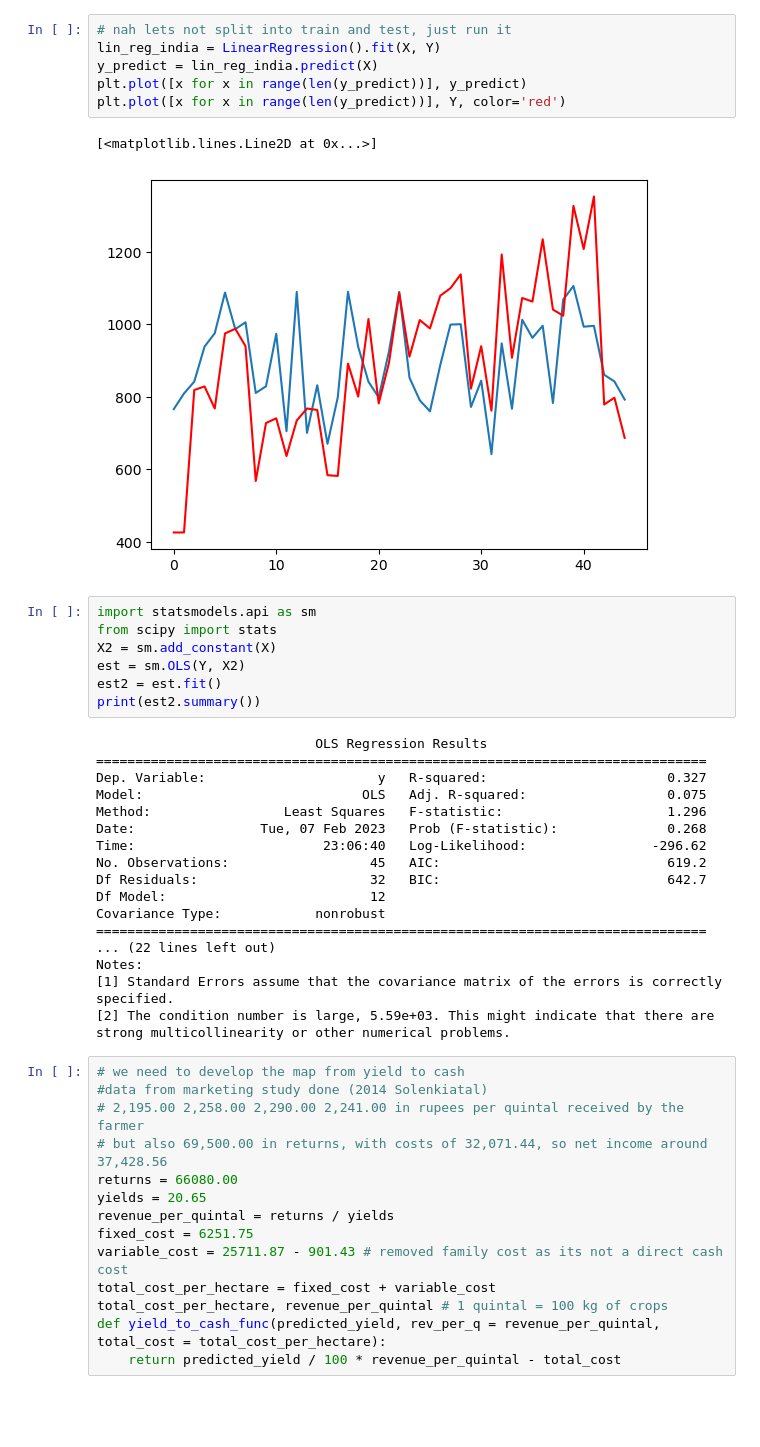
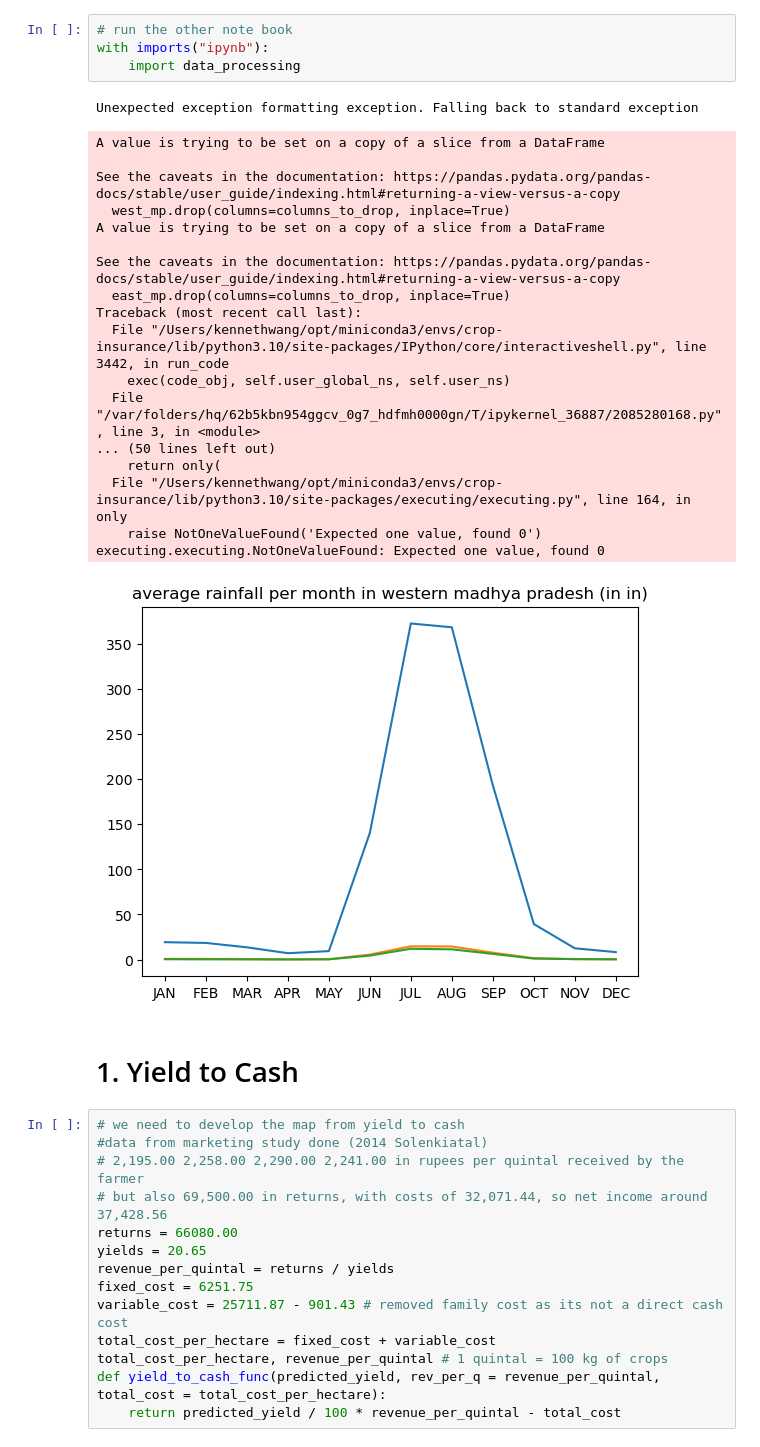
Before and after one commit to ken-neth-wang/crop-insurance, a Jupyter notebook: notebooks/simulator.ipynb, the cells around one changed output. Saved outputs shown, nothing was run; the diff lists cells and outputs as text; blank space fills up the shorter version.

Commit message:
separated into different files, created more organized notebooks

```diff
--- a/univariate_sim.ipynb
+++ b/notebooks/simulator.ipynb
@@ -443,37 +6,29 @@ Y = Y.astype(float)
-# %%
-# nah lets not split into train and test, just run it
-lin_reg_india = LinearRegression().fit(X, Y)
-y_predict = lin_reg_india.predict(X)
-plt.plot([x for x in range(len(y_predict))], y_predict)
-plt.plot([x for x in range(len(y_predict))], Y, color='red')
-# %% [output]
-[<matplotlib.lines.Line2D at 0x...>]
-[figure, removed]
-# %%
-import statsmodels.api as sm
-from scipy import stats
-X2 = sm.add_constant(X)
-est = sm.OLS(Y, X2)
-est2 = est.fit()
-print(est2.summary())
-# %% [output]
-                            OLS Regression Results
-==============================================================================
-Dep. Variable:                      y   R-squared:                       0.327
-Model:                            OLS   Adj. R-squared:                  0.075
-Method:                 Least Squares   F-statistic:                     1.296
-Date:                Tue, 07 Feb 2023   Prob (F-statistic):              0.268
-Time:                        23:06:40   Log-Likelihood:                -296.62
-No. Observations:                  45   AIC:                             619.2
-Df Residuals:                      32   BIC:                             642.7
-Df Model:                          12
-Covariance Type:            nonrobust
-==============================================================================
-... (22 lines left out)
-Notes:
-[1] Standard Errors assume that the covariance matrix of the errors is correctly specified.
-[2] The condition number is large, 5.59e+03. This might indicate that there are
-strong multicollinearity or other numerical problems.
+# %%
+# run the other note book
+with imports("ipynb"):
+    import data_processing
+# %% [output]
+Unexpected exception formatting exception. Falling back to standard exception
+A value is trying to be set on a copy of a slice from a DataFrame
+
+See the caveats in the documentation: https://pandas.pydata.org/pandas-docs/stable/user_guide/indexing.html#returning-a-view-versus-a-copy
+  west_mp.drop(columns=columns_to_drop, inplace=True)
+A value is trying to be set on a copy of a slice from a DataFrame
+
+See the caveats in the documentation: https://pandas.pydata.org/pandas-docs/stable/user_guide/indexing.html#returning-a-view-versus-a-copy
+  east_mp.drop(columns=columns_to_drop, inplace=True)
+Traceback (most recent call last):
+  File "/Users/kennethwang/opt/miniconda3/envs/crop-insurance/lib/python3.10/site-packages/IPython/core/interactiveshell.py", line 3442, in run_code
+    exec(code_obj, self.user_global_ns, self.user_ns)
+  File "/var/folders/hq/62b5kbn954ggcv_0g7_hdfmh0000gn/T/ipykernel_36887/2085280168.py", line 3, in <module>
+... (50 lines left out)
+    return only(
+  File "/Users/kennethwang/opt/miniconda3/envs/crop-insurance/lib/python3.10/site-packages/executing/executing.py", line 164, in only
+    raise NotOneValueFound('Expected one value, found 0')
+executing.executing.NotOneValueFound: Expected one value, found 0
+[figure, added]
+# %% [markdown]
+# 1. Yield to Cash
 # %%
 # we need to develop the map from yield to cash
 #data from marketing study done (2014 Solenkiatal)
```
Also changed, not shown: parts of 57 cells of this notebook, 13 other files.
